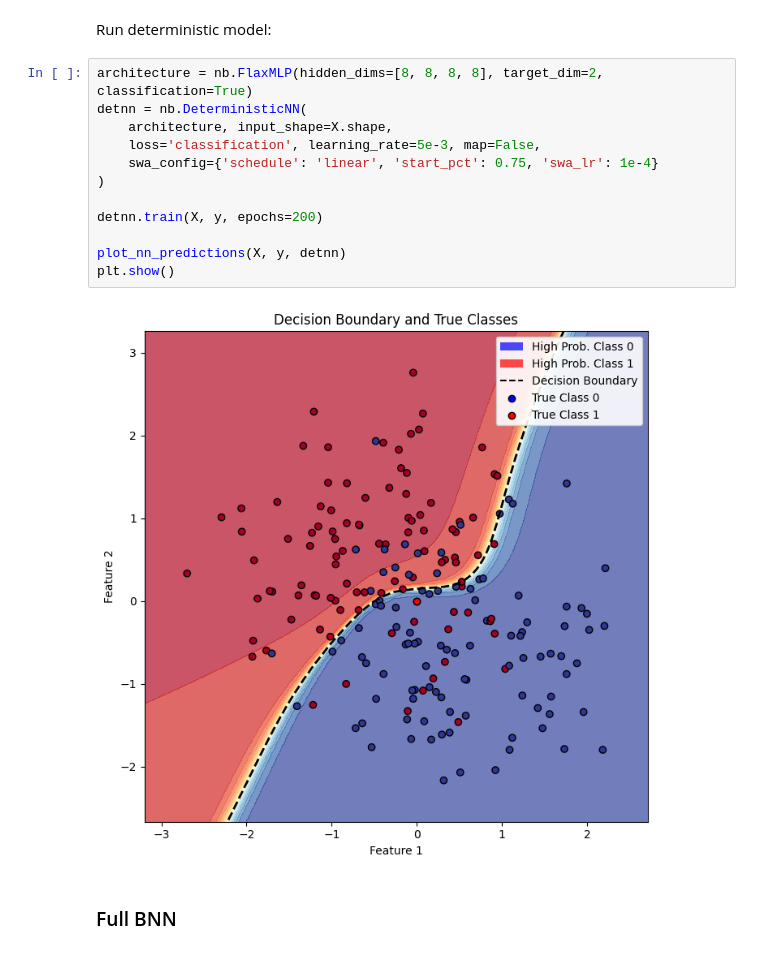
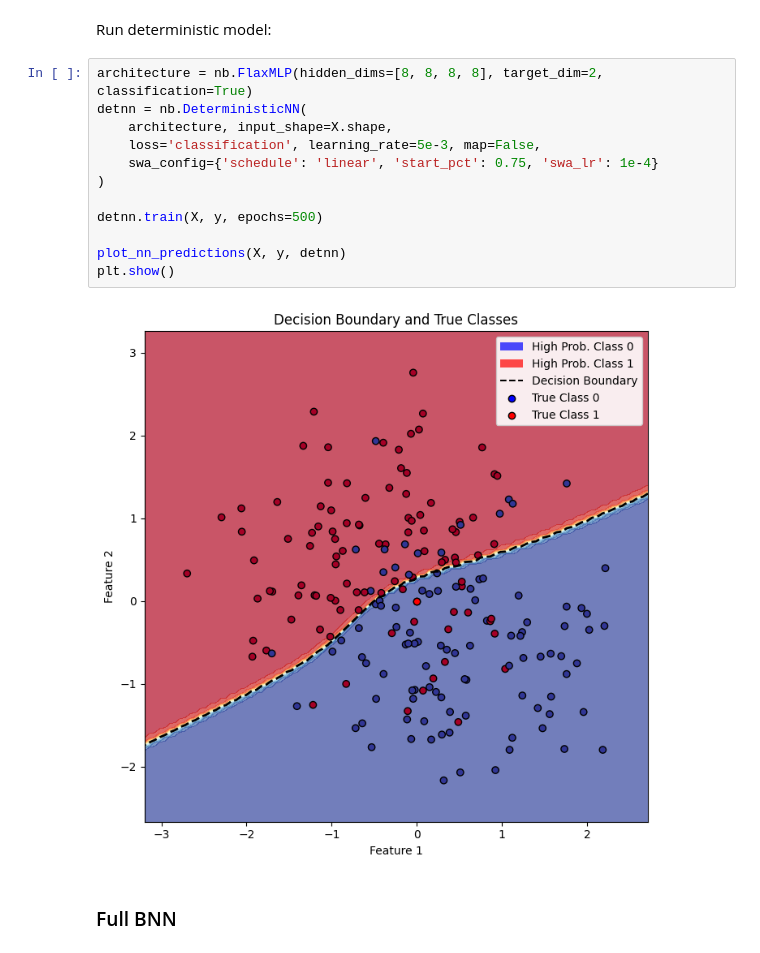
Before and after one commit to GlazerMann/NeuroBayes, a Jupyter notebook: examples/bnn_simple_classification.ipynb, the cells around one changed output. Cells and saved outputs as stored; diff of their text form.

```diff
--- a/examples/bnn_simple_classification.ipynb
+++ b/examples/bnn_simple_classification.ipynb
@@ -283,17 +283,17 @@ Run deterministic model:
 # %%
 architecture = nb.FlaxMLP(hidden_dims=[8, 8, 8, 8], target_dim=2, classification=True)
 detnn = nb.DeterministicNN(
     architecture, input_shape=X.shape,
     loss='classification', learning_rate=5e-3, map=False,
     swa_config={'schedule': 'linear', 'start_pct': 0.75, 'swa_lr': 1e-4}
 )
 
-detnn.train(X, y, epochs=200)
+detnn.train(X, y, epochs=500)
 
 plot_nn_predictions(X, y, detnn)
 plt.show()
 # %% [output]
-[figure, old version]
+[figure, new version]
 # %% [markdown]
 ### Full BNN
 # %% [markdown]
```
Also changed, not shown: parts of 3 cells of this notebook, 1 other file.
